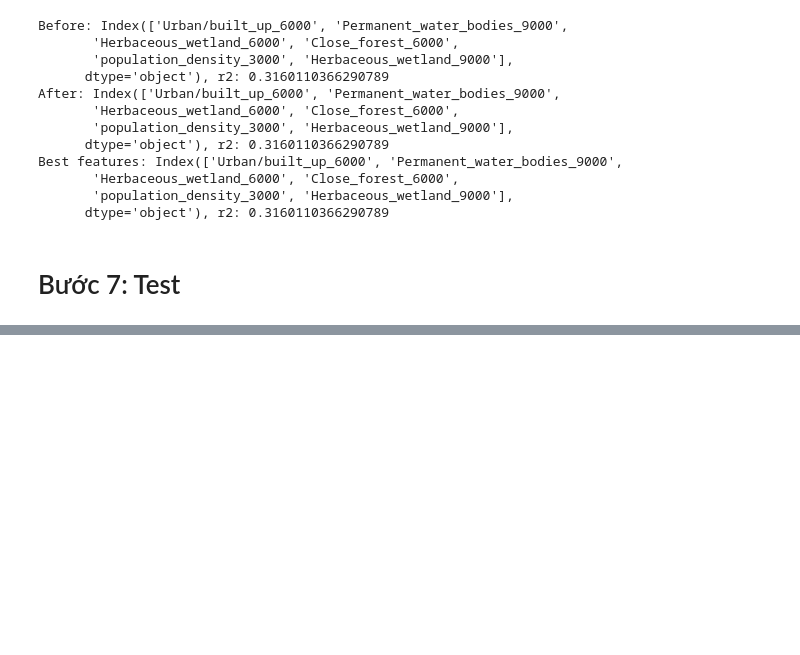
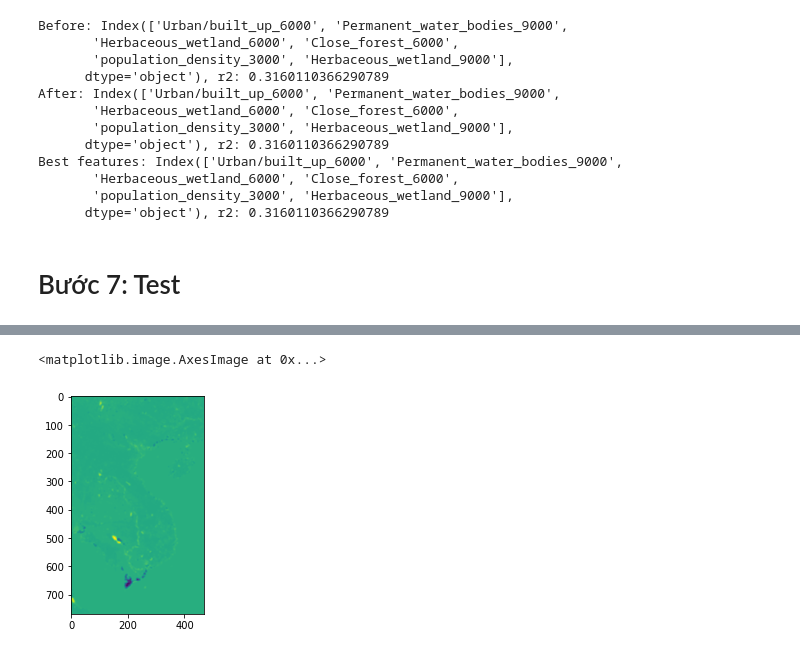
Before and after one commit to Minology/cvdhd-escape, a Jupyter notebook: land_use_regression.ipynb, the cells around one changed output, grey strips where cells are left out. Drawn from its saved outputs; the diff is of its cells as text; code cells hidden in the pictures; blank space fills up the shorter version.

```diff
--- a/land_use_regression.ipynb
+++ b/land_use_regression.ipynb
@@ -494 +486,8 @@ plt.imshow(output)
+# %%
+# Thử test ngày 18/4/2019 và trực quan hóa kết quả
+output = test_date(datetime.datetime(2019, 4, 18))
+plt.imshow(output)
+# %% [output]
+<matplotlib.image.AxesImage at 0x...>
+[figure, added]
 # %%
```
Also changed, not shown: parts of 4 cells of this notebook.
